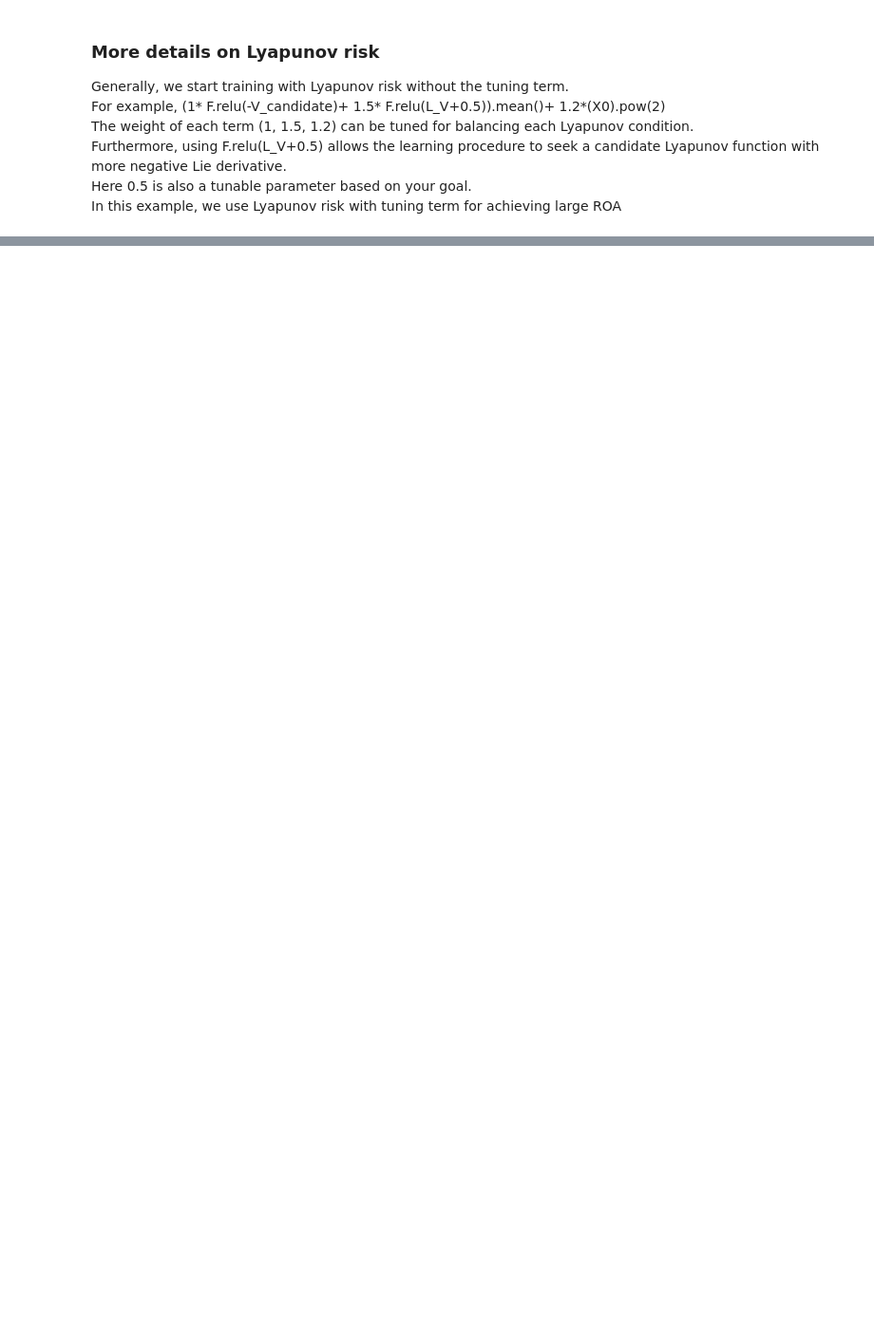
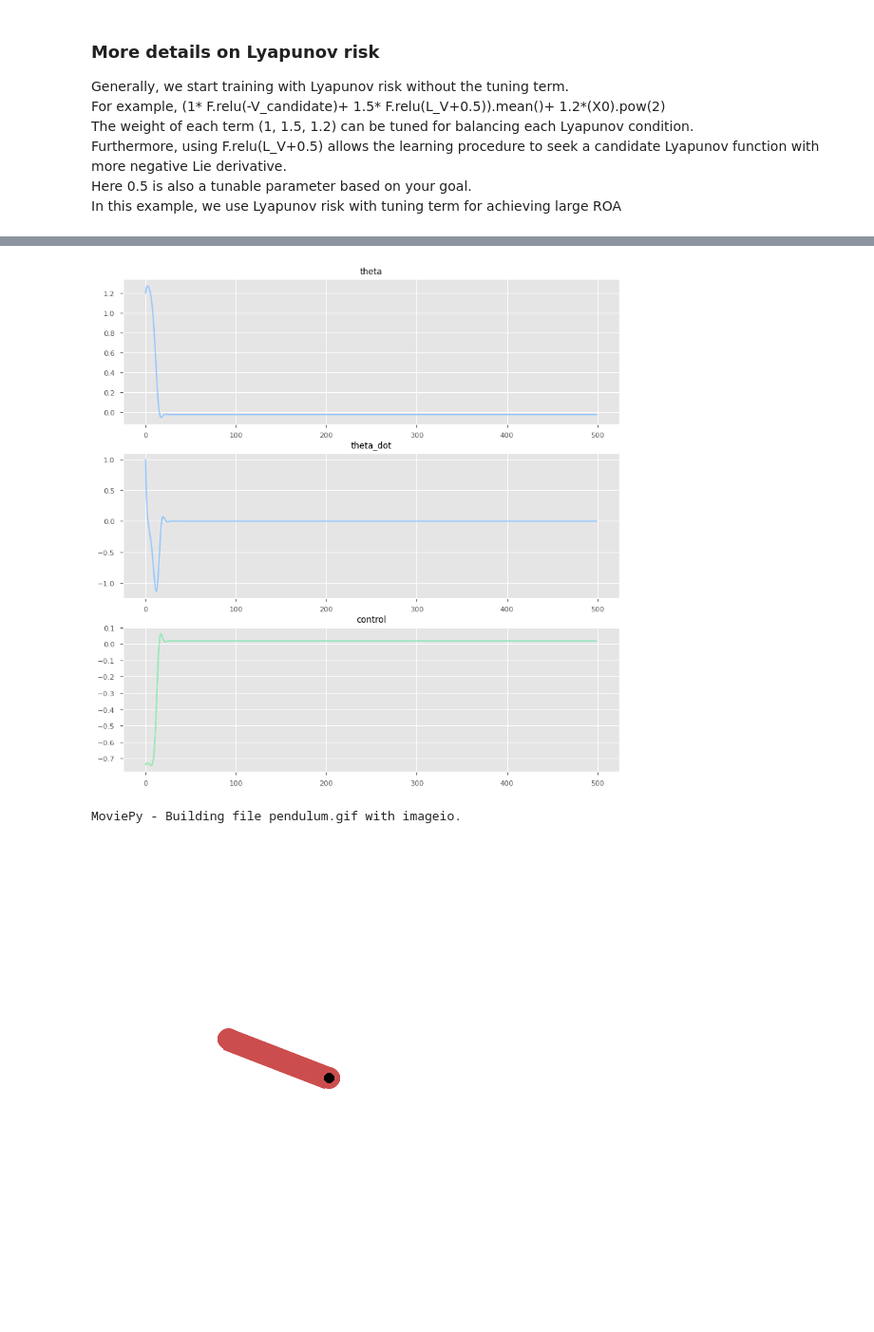
Before and after one commit to spbisc97/Neural-Lyapunov-Control, a Jupyter notebook: Inverted _Pendulum.ipynb, the cells around one changed output, grey strips where cells are left out. Shown at 95% size. Cells and saved outputs as stored; diff of their text form; code cells hidden in the pictures; blank space fills up the shorter version.

```diff
--- a/Inverted _Pendulum.ipynb
+++ b/Inverted _Pendulum.ipynb
@@ -314,45 +298,49 @@ AttributeError: module 'os' has no attribute 'delete'
 # %%
-env = gym.make(
-    "FrictionPendulum",
-    render_mode="rgb_array",
-    g=9.81,
-    dt=0.05,
-    m=0.15,
-    L=0.5,
-    b=0.1,
-    max_speed=10,
-    max_torque=5,
-    initial_state=np.array([0.4, 0]),
-)
-env = RenderCollection(env)
+use_calculated=False
+max_torque=1
+env=gym.make("FrictionPendulum",render_mode="rgb_array",g=9.81,dt=0.05, m=0.15, L=0.5, b=0.1,max_speed=30,max_torque=max_torque,
+             initial_state=np.array([1.2,1])
+             )
+lqr = np.array([-2, -0.1])
+if use_calculated and V_learn is not None:
+    V=V_learn
+else:
+    V = tanh((0.1592191 + 0.6047373* tanh((-1.2250961 - 1.1751087 * x1 + 0.028802002 * x2)) - 0.69419956 * tanh((-0.81576663 + 0.02652748* x1 - 0.00072127824999999998 * x2)) - 1.1177092 * tanh((-0.53083205 + 0.043899357 * x1 - 0.0029811477000000002 * x2)) - 1.1329674000000001 * tanh((0.89248989999999995 - 0.55178492999999995 * x1 - 0.034781724 * x2)) + 0.77995585999999995 * tanh((0.93392560000000002 - 0.0067463684999999997 * x1 - 0.0067418180000000001 * x2)) - 0.26213419999999998 * tanh((1.0895116 + 0.44463265000000002 * x1 + 0.2598702 * x2))))-0.212
+Vcontrol=lqr[0]*V.Differentiate(x1)+lqr[1]*V.Differentiate(x2)
+env=RenderCollection(env)
 env.reset()
-lqr = np.array([-2, -0.1])
-y1 = []
-y2 = []
-controls = []
+y1=[]
+y2=[]
+controls=[]
 for i in range(500):
     # env.render()
-    control = lqr[0]* env.state[0]+ lqr[1] * env.state[1]
-    if i < 0:
-        control = 0
+    eval_env = {x1:env.state[0],x2:env.state[1]}
+    control=Vcontrol.Evaluate(eval_env)
+    if i<0:
+        control=0
     y1.append(env.state[0])
     y2.append(env.state[1])
-    controls.append(control)
+    clipped_control=np.clip(control,-max_torque,max_torque)
+    controls.append([control,clipped_control])
 
-    env.step(np.array([control]))
+    env.step(np.array([clipped_control]))
 
-frames = env.render()
+frames=env.render()
 
 env.close()
-fix, ax = pyplot.subplots(3, 1, figsize=(10, 10))
+fix,ax=pyplot.subplots(3,1,figsize=(10,10))
 ax[0].plot(y1)
 ax[0].set_title("theta")
 ax[1].plot(y2)
 ax[1].set_title("theta_dot")
 ax[2].plot(controls)
 ax[2].set_title("control")
 pyplot.show()
-gif = ImageSequenceClip(frames, fps=30)
-gif.write_gif("pendulum.gif")
-display(Image("pendulum.gif"))
-os.remove('pendulum.gif')
+gif=ImageSequenceClip(frames,fps=10)
+gif.write_gif("pendulum.gif",fps=10)
+display(Image('pendulum.gif'))
+os.remove("pendulum.gif")
+# %% [output]
+[figure, added]
+MoviePy - Building file pendulum.gif with imageio.
+[figure, added]
```
Also changed, not shown: parts of 6 cells of this notebook, 1 other file.
